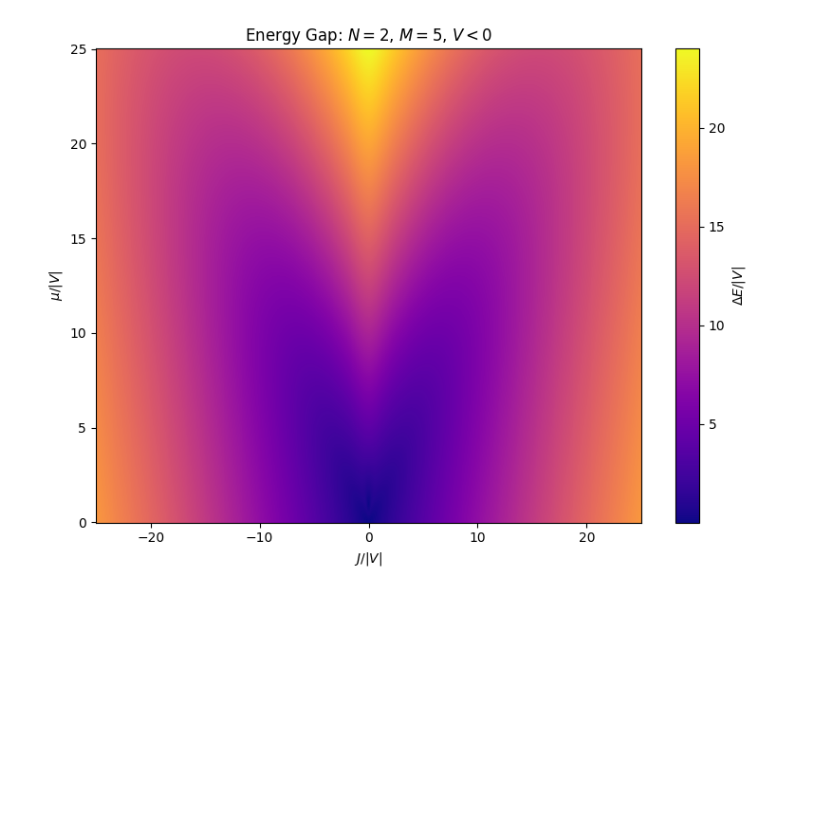
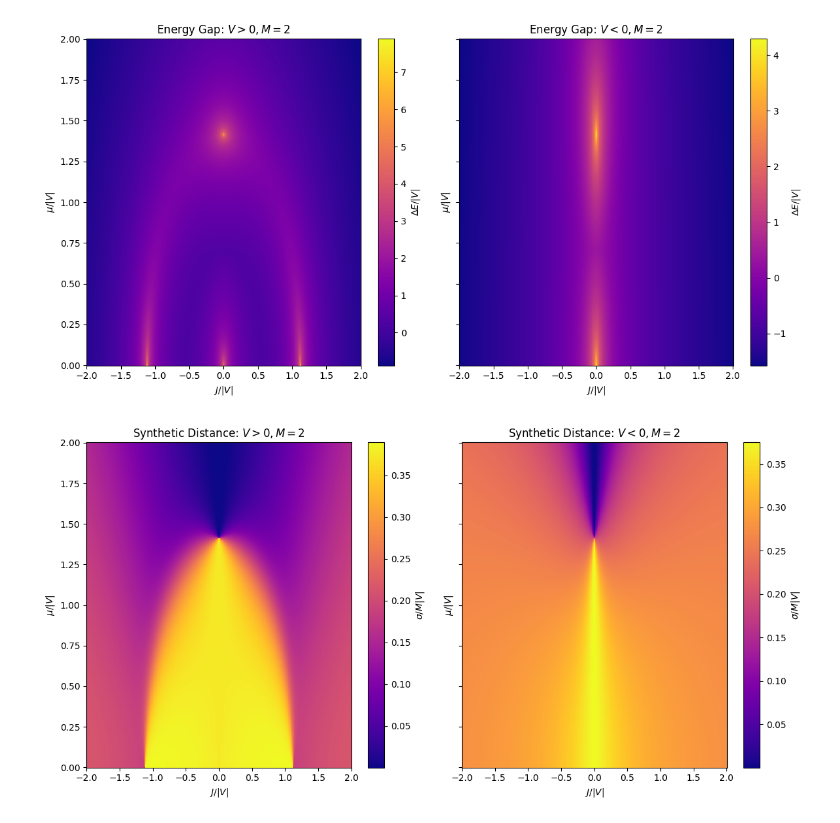
Before and after one commit to jwdesroches/synthetic_dimensions, a Jupyter notebook: adiabatic_evolution/energy_gap.ipynb, the cells around one changed output. Cells and saved outputs as stored; diff of their text form; code cells hidden in the pictures; blank space fills up the shorter version.

```diff
--- a/adiabatic_evolution/energy_gap.ipynb
+++ b/adiabatic_evolution/energy_gap.ipynb
@@ -11,4 +11,57 @@ import pandas as pd
 
 import warnings
 warnings.filterwarnings("ignore")
+# %%
+N = 3
+M = 2
+min_V_J_ratio = -2
+max_V_J_ratio = 2
+max_mu_V_ratio = 2
+resolution = 500
+
+mu_V_ratios = np.linspace(0, max_mu_V_ratio, resolution)
+J_V_ratios = np.linspace(min_V_J_ratio, max_V_J_ratio, resolution)
+mu_V_ratio_grid, J_V_ratio_grid = np.meshgrid(mu_V_ratios, J_V_ratios)
+
+# Initialize figures
+fig1, (ax1_pos, ax1_neg) = plt.subplots(ncols=2, sharey=True, figsize=(12, 6))
+fig2, (ax2_pos, ax2_neg) = plt.subplots(ncols=2, sharey=True, figsize=(12, 6))
+
+# Iterate over V values
+for V, ax1, ax2 in zip([-1, 1], [ax1_neg, ax1_pos], [ax2_neg, ax2_pos]):
+    sigma_grid = np.zeros_like(mu_V_ratio_grid)
+    energy_gap_over_V_grid = np.zeros_like(mu_V_ratio_grid)
+    states, _ = enumerate_states(N, M)
+
+    for i, mu_V_ratio in enumerate(mu_V_ratios):
+        for j, J_V_ratio in enumerate(J_V_ratios):
+            H = construct_rescaled_hamiltonian(N, M, V, mu_V_ratio, J_V_ratio)
+            eigenvalues, eigenvectors = exact_diagonalize(H)
+            energy_gap = eigenvalues[1] - eigenvalues[0]
+            energy_gap_over_V_grid[j, i] = energy_gap
+            sigma_grid[j, i] = sigma_ij(0, 1, eigenvectors[0], states, N, M) / M
+
+    # Energy Gap plot
+    pcm1 = ax1.pcolormesh(J_V_ratio_grid, mu_V_ratio_grid, np.log(1/energy_gap_over_V_grid), shading='auto', cmap='plasma')
+    ax1.set_title(f"Energy Gap: $V {'>' if V > 0 else '<'} 0, M = {M}$")
+    ax1.set_xlabel("$J/|V|$")
+    ax1.set_ylabel("$\mu/|V|$")
+    fig1.colorbar(pcm1, ax=ax1, label="$\Delta E / |V|$")
+
+    # Synthetic Distance plot
+    pcm2 = ax2.pcolormesh(J_V_ratio_grid, mu_V_ratio_grid, sigma_grid, shading='auto', cmap='plasma')
+    ax2.set_title(f"Synthetic Distance: $V {'>' if V > 0 else '<'} 0, M = {M}$")
+    ax2.set_xlabel("$J/|V|$")
+    ax2.set_ylabel("$\mu/|V|$")
+    fig2.colorbar(pcm2, ax=ax2, label="$\sigma / M|V|$")
+
+# Adjust layouts
+fig1.tight_layout()
+fig2.tight_layout()
+
+# Show plots
+plt.show()
+# %% [output]
+[figure, added]
+[figure, added]
 # %%
@@ -45,17 +104,0 @@ for i, mu_V_ratio in enumerate(mu_V_ratios):
-# %%
-plt.figure(figsize = (8,6))
-
-plt.pcolormesh(J_V_ratio_grid, mu_V_ratio_grid, energy_gap_over_V_grid, shading='auto', cmap='plasma')
-if V > 0:
-    plt.title(f"Energy Gap: $N={N}$, $M={M}$, $V>0$")
-    plt.colorbar(label="$\ln(\Delta E / |V|)$")
-
-elif V < 0:
-    plt.title(f"Energy Gap: $N={N}$, $M={M}$, $V<0$")
-    plt.colorbar(label="$\Delta E / |V|$")
-
-plt.xlabel("$J/|V|$")
-plt.ylabel("$\mu/|V|$")
-plt.tight_layout()
-# %% [output]
-[figure, removed]
```
Also changed, not shown: parts of 4 cells of this notebook, 9 other files.
